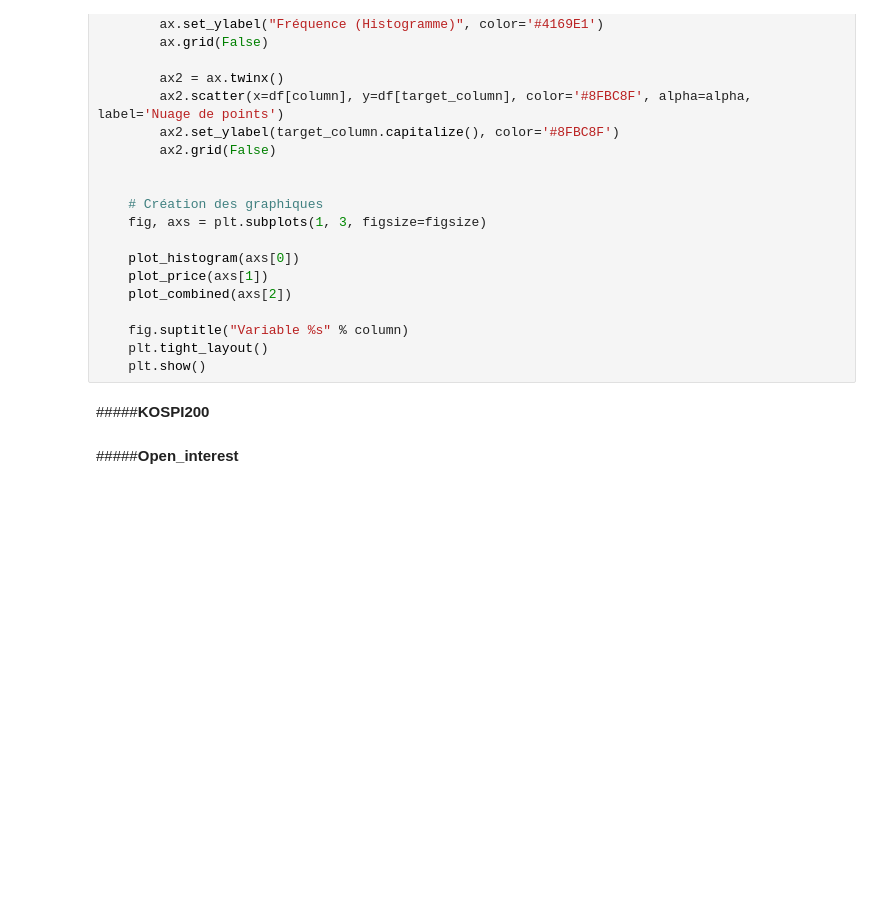
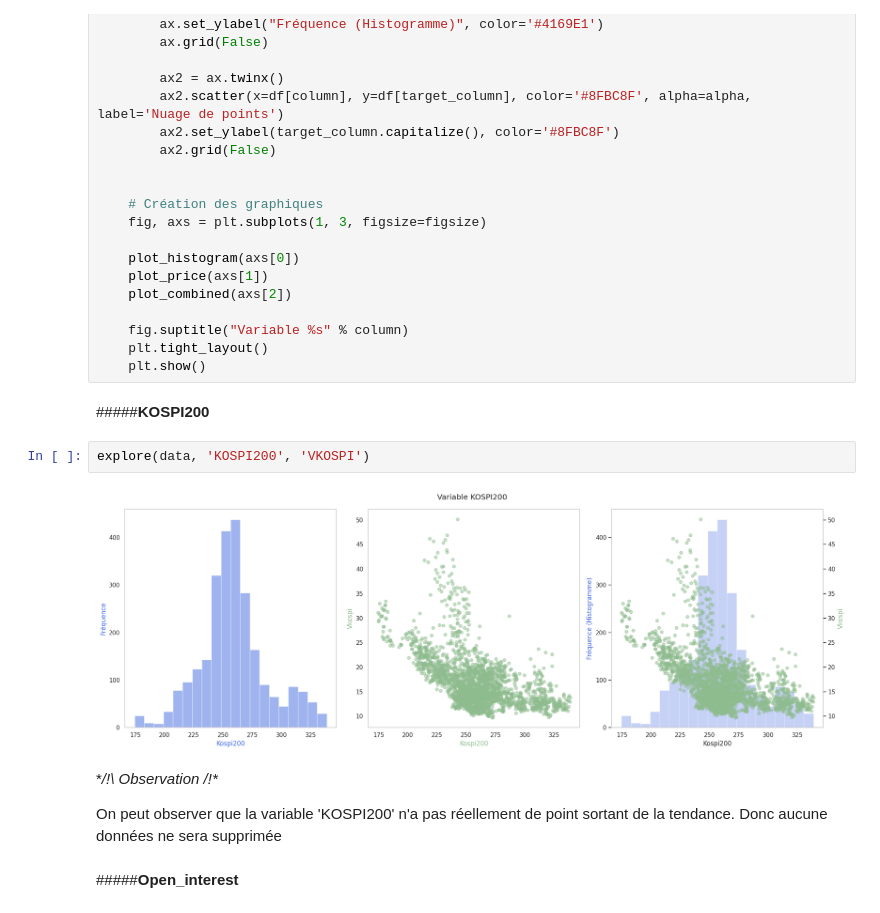
Before and after one commit to julien-zhao/M2_Projet_ML, a Jupyter notebook: ProjetML.ipynb, the cells around one changed output. Saved outputs shown, nothing was run; the diff lists cells and outputs as text; blank space fills up the shorter version.

Commit message:
Exploration graphique

```diff
--- a/ProjetML.ipynb
+++ b/ProjetML.ipynb
@@ -288,5 +305,13 @@ def explore(df, column, target_column, alpha=0.5, figsize=(20, 7)):
     plt.show()
 # %% [markdown]
 #####**KOSPI200**
+# %%
+explore(data, 'KOSPI200', 'VKOSPI')
+# %% [output]
+[figure, added]
+# %% [markdown]
+**/!\ Observation /!\**
+
+On peut observer que la variable 'KOSPI200' n'a pas réellement de point sortant de la tendance. Donc aucune données ne sera supprimée
 # %% [markdown]
 #####**Open_interest**
```
Also changed, not shown: parts of 32 cells of this notebook.
